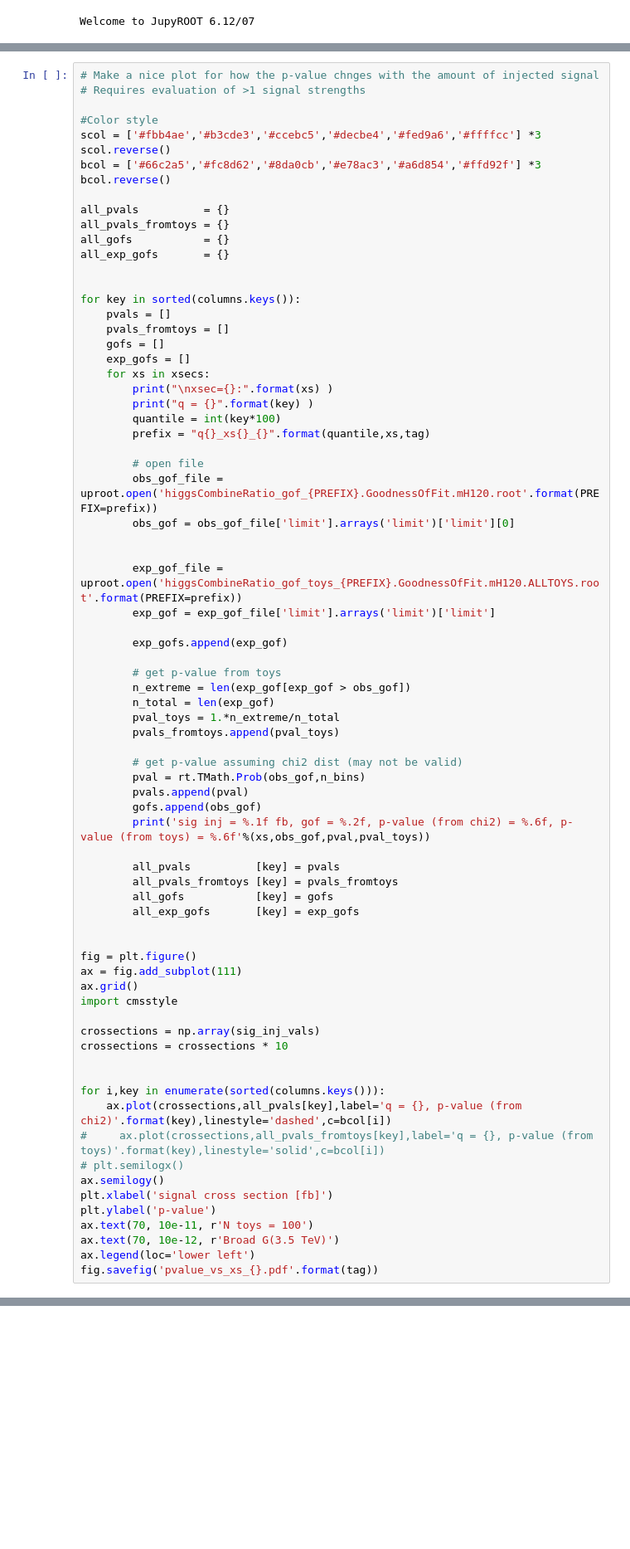
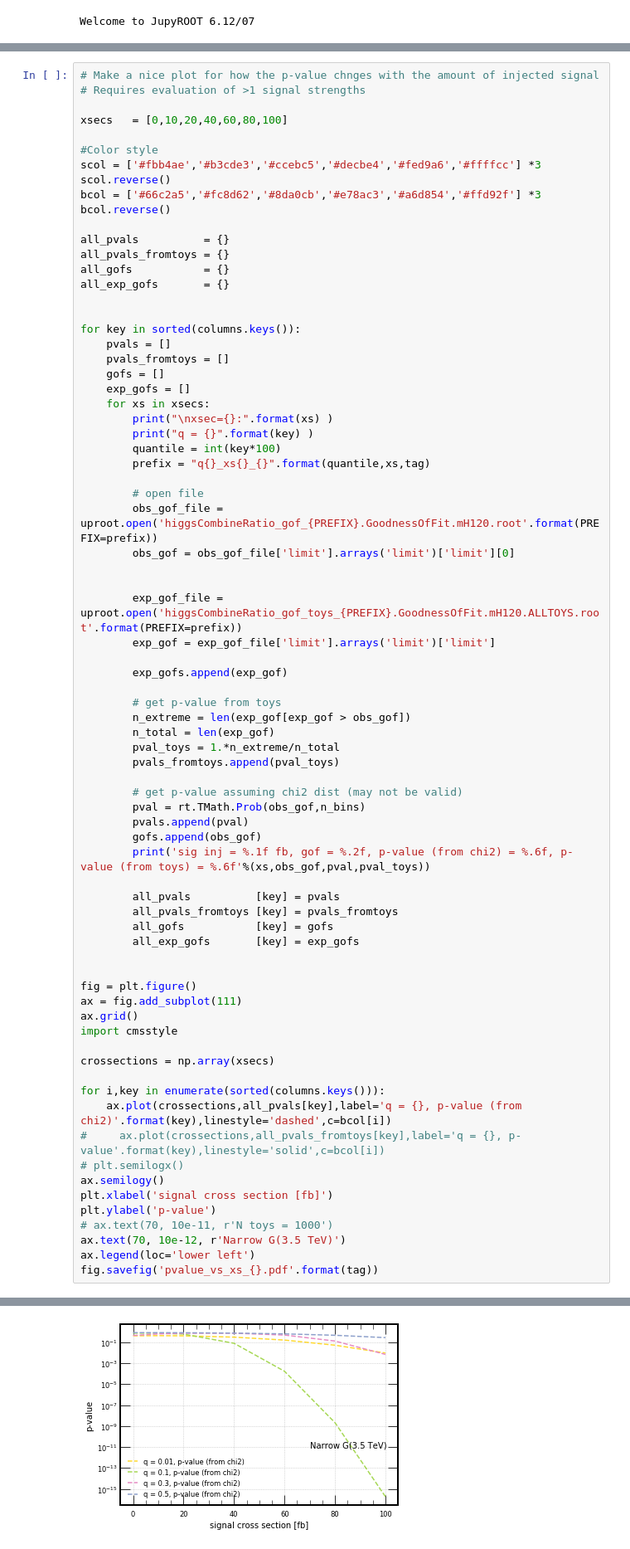
Before and after one commit to mpp-hep/gof_tests, a Jupyter notebook: plot_results.ipynb, the cells around one changed output, grey strips where cells are left out. Shown at 83% size. Drawn from its saved outputs; the diff is of its cells as text; blank space fills up the shorter version.

```diff
--- a/plot_results.ipynb
+++ b/plot_results.ipynb
@@ -291,6 +295,8 @@ Info in <TCanvas::Print>: pdf file q1_xs0_sig_GtoWW35naReco_fitResults_combined.
 # %%
 # Make a nice plot for how the p-value chnges with the amount of injected signal
 # Requires evaluation of >1 signal strengths
+
+xsecs   = [0,10,20,40,60,80,100]
 
 #Color style
 scol = ['#fbb4ae','#b3cde3','#ccebc5','#decbe4','#fed9a6','#ffffcc'] *3
@@ -348,19 +354,17 @@ ax = fig.add_subplot(111)
 ax.grid()
 import cmsstyle
 
-crossections = np.array(sig_inj_vals)
-crossections = crossections * 10
-
+crossections = np.array(xsecs)
 
 for i,key in enumerate(sorted(columns.keys())):
     ax.plot(crossections,all_pvals[key],label='q = {}, p-value (from chi2)'.format(key),linestyle='dashed',c=bcol[i])
-#     ax.plot(crossections,all_pvals_fromtoys[key],label='q = {}, p-value (from toys)'.format(key),linestyle='solid',c=bcol[i])
+#     ax.plot(crossections,all_pvals_fromtoys[key],label='q = {}, p-value'.format(key),linestyle='solid',c=bcol[i])
 # plt.semilogx()
 ax.semilogy()
 plt.xlabel('signal cross section [fb]')
 plt.ylabel('p-value')
-ax.text(70, 10e-11, r'N toys = 100')
-ax.text(70, 10e-12, r'Broad G(3.5 TeV)')
+# ax.text(70, 10e-11, r'N toys = 1000')
+ax.text(70, 10e-12, r'Narrow G(3.5 TeV)')
 ax.legend(loc='lower left')
 fig.savefig('pvalue_vs_xs_{}.pdf'.format(tag))
 # %% [output]
@@ -369,0 +388 @@ NameError: name 'sig_inj' is not defined
+[figure, added]
```
Also changed, not shown: parts of 5 cells of this notebook, 3 other files.
